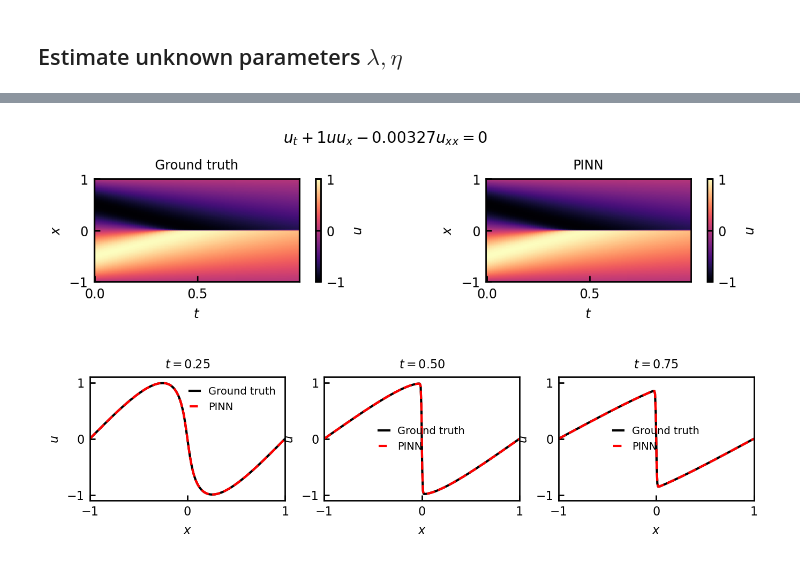
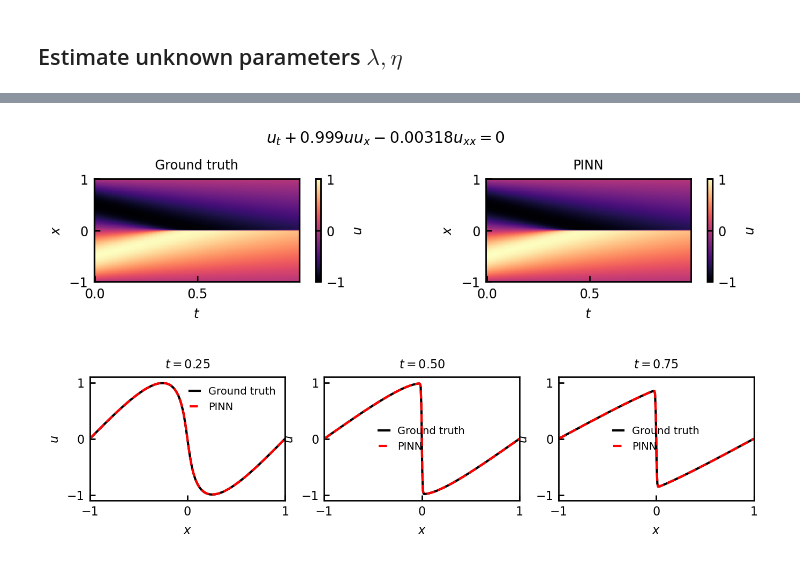
Before and after one commit to jcolen/physics_ml_toolbox, a Jupyter notebook: pinn/notebooks/Burgers.ipynb, the cells around one changed output, grey strips where cells are left out. Drawn from its saved outputs; the diff is of its cells as text; code cells hidden in the pictures.

```diff
--- a/pinn/notebooks/Burgers.ipynb
+++ b/pinn/notebooks/Burgers.ipynb
@@ -154,7 +147,7 @@ for a in ax:
 ## Estimate unknown parameters $\lambda, \eta$
 # %%
 import torch
-from burgers_pinn import BurgersBVPPINN
+from burgers_pinn import BurgersParameterPINN
 
 if torch.cuda.is_available():
     device = torch.device('cuda:0')
@@ -163,7 +156,6 @@ elif torch.backends.mps.is_available():
 else:
     device = torch.device('cpu')
 
-from burgers_pinn import BurgersParameterPINN
 
 model = BurgersParameterPINN(
     data=dict(
@@ -171,7 +163,6 @@ model = BurgersParameterPINN(
         t_f=t_f,
         u_f=u_f,
     ),
-    log_dir="./tb_logs/Burgers/Parameter"
 ).to(device)
 model.train(1)
 # %% [output]
@@ -191,33 +178,34 @@ fig, ax = plt.subplots(1, 2, figsize=(8, 1.5))
 plot_field(ax[0], U_star, vmin=-1, vmax=1, label='$u$')
 ax[0].set_title('Ground truth')
 
 xt = torch.FloatTensor(np.stack([x, t], axis=-1)).to(device)
 U_pred = model(xt).detach().cpu().numpy()
 U_pred = U_pred.reshape(U_star.shape)
 plot_field(ax[1], U_pred, vmin=-1, vmax=1, label='$u$')
 ax[1].set_title('PINN')
 
 fig.subplots_adjust(top=0.7)
-fig.suptitle(f'$u_t + {model.params[0].detach().item():.3g} u u_x - {model.params[1].exp().detach().item():.3g} u_{{xx}} = 0$')
+lambda_1, lambda_2 = model.get_params()
+fig.suptitle(f'$u_t + {lambda_1.detach().item():.3g} u u_x - {lambda_2.detach().item():.3g} u_{{xx}} = 0$')
 
 fig, ax = plt.subplots(1, 3, figsize=(8, 1.5))
 
 ax[0].plot(x_star, U_star[:,25], color='black', label='Ground truth')
 ax[1].plot(x_star, U_star[:,50], color='black', label='Ground truth')
 ax[2].plot(x_star, U_star[:,75], color='black', label='Ground truth')
 
 ax[0].plot(x_star, U_pred[:,25], color='red', linestyle='--', label='PINN')
 ax[1].plot(x_star, U_pred[:,50], color='red', linestyle='--', label='PINN')
 ax[2].plot(x_star, U_pred[:,75], color='red', linestyle='--', label='PINN')
 
 ax[0].set_title(f'$t = {t_star[25,0]:.2f}$')
 ax[1].set_title(f'$t = {t_star[50,0]:.2f}$')
 ax[2].set_title(f'$t = {t_star[75,0]:.2f}$')
 
 for a in ax:
     a.set(xlabel='$x$', xlim=[-1, 1], xticks=[-1, 0, 1],
           ylabel='$u$', ylim=[-1.1, 1.1], yticks=[-1, 0, 1])
     a.legend()
 # %% [output]
-[figure, old version]
+[figure, new version]
 [figure]
```
Also changed, not shown: parts of 4 cells of this notebook, 14 other files.
